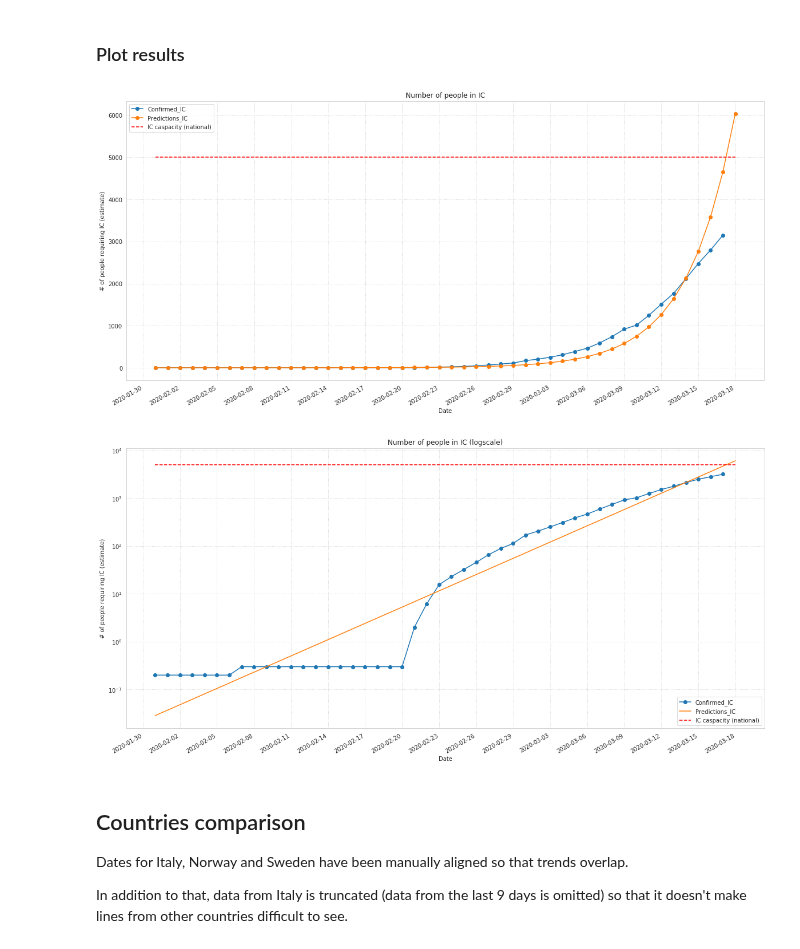
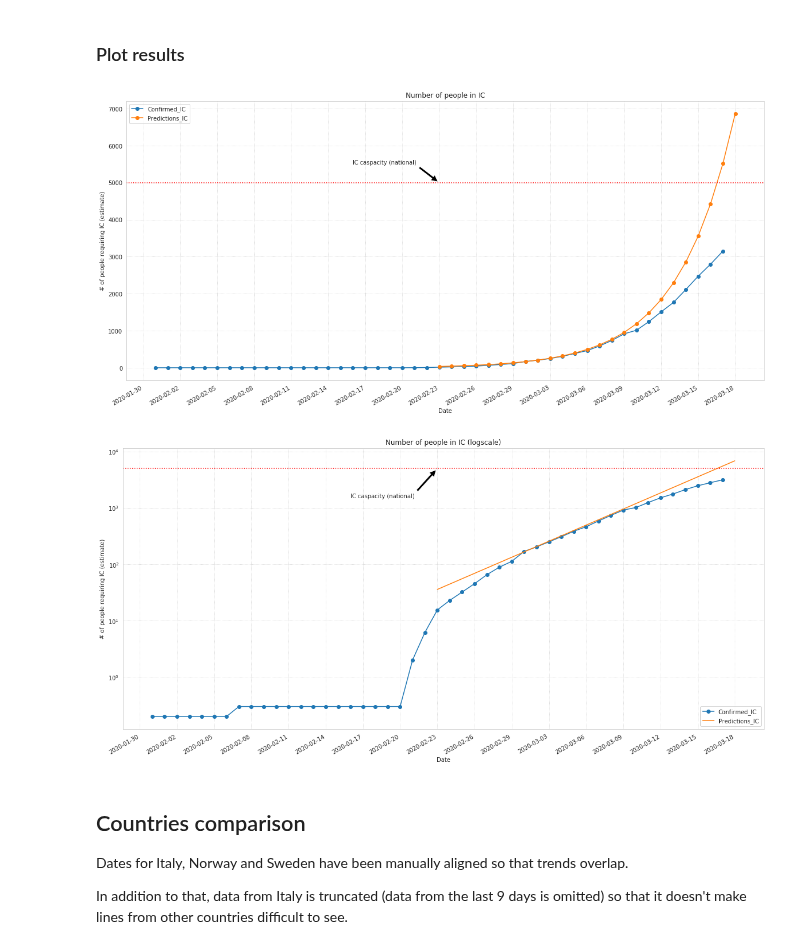
Before and after one commit to matteobarbieri/covid2019-data-analysis, a Jupyter notebook: notebooks/projections_covid2019_italy.ipynb, the cells around one changed output. Cells and saved outputs as stored; diff of their text form; code cells hidden in the pictures.

Commit message:
Update plots

```diff
--- a/notebooks/projections_covid2019_italy.ipynb
+++ b/notebooks/projections_covid2019_italy.ipynb
@@ -141,10 +141,9 @@ from sklearn.linear_model import LinearRegression
 RANGE_START = 0
 RANGE_END = None
 # %%
-# y = np.log(country_df[country_df['Date'] > '2020-02-23']['Confirmed'])
-y = np.log(country_df['Confirmed'])
+# y = np.log(country_df['Confirmed'])
 
-# y = np.log(country_df[country_df['Date'] > datetime(2020, 2, 23).date()]['Confirmed'])
+y = np.log(country_df[country_df['Date'] > datetime(2020, 2, 23).date()]['Confirmed'])
 x = np.arange(len(y))
 # %%
 country_df[country_df['Date'] > datetime(2020, 2, 23).date()]['Confirmed']
@@ -174,7 +173,7 @@ LinearRegression(copy_X=True, fit_intercept=True, n_jobs=None, normalize=False)
 # %% [markdown]
 ### Create dataframe with estimates
 # %%
-estimate_dates = pd.date_range(start='1/31/2020', end='03/18/2020')
+estimate_dates = pd.date_range(start='02/23/2020', end='03/18/2020')
 estimate_cases = np.exp(reg.predict(np.arange(len(estimate_dates))[:, np.newaxis]))
 # %%
 df_estimates = pd.DataFrame({"Date": estimate_dates, "Predictions": estimate_cases})
@@ -213,7 +222,7 @@ ax = plt.gca()
 
 country_df.plot(x='Date', y=["Confirmed_IC"], figsize=(20,10), ax=ax, marker='o')
 df_estimates.plot(x='Date', y=["Predictions_IC"], figsize=(20,10), ax=ax, marker='o')
-df_estimates.plot(x='Date', y=['IC caspacity (national)'], ax=ax, color='red', ls='--')
+# df_estimates.plot(x='Date', y=['IC caspacity (national)'], ax=ax, color='red', ls='--')
 plt.title("Number of people in IC");
 
 sns.set_style("whitegrid", {'grid.linestyle': ':'})
@@ -223,27 +232,37 @@ ax.xaxis.set_major_locator(ticker.MultipleLocator(3))
 
 ax.set_ylabel("# of people requiring IC (estimate)");
 
+ax.axhline(ESTIMATED_IC_CAPACITY, 0, 1, ls=':', color='red')
+
+ax.annotate('IC caspacity (national)', xy=("2020-02-23", 5000), xytext=("2020-02-16", 5500),
+            arrowprops=dict(facecolor='black', shrink=0.05));
+
 plt.savefig("IC_estimates.png");
 # %% [output]
-[figure, old version]
+[figure, new version]
 # %%
 ax = plt.gca()
 
 country_df.plot(x='Date', y=["Confirmed_IC"], figsize=(20,10), ax=ax, marker='o')
-df_estimates.plot(x='Date', y=["Predictions_IC"], figsize=(20,10), ax=ax)
-df_estimates.plot(x='Date', y=['IC caspacity (national)'], ax=ax, color='red', ls='--', logy=True)
+df_estimates.plot(x='Date', y=["Predictions_IC"], figsize=(20,10), ax=ax, logy=True)
+# df_estimates.plot(x='Date', y=['IC caspacity (national)'], ax=ax, color='red', ls='--', logy=True)
 plt.title("Number of people in IC (logscale)");
 
 sns.set_style("whitegrid", {'grid.linestyle': ':'})
+
+ax.axhline(ESTIMATED_IC_CAPACITY, 0, 1, ls=':', color='red')
+
+ax.annotate('IC caspacity (national)', xy=("2020-02-23", 5000), xytext=("2020-02-16", 1500),
+            arrowprops=dict(facecolor='black', shrink=0.05));
 
 # ax.yaxis.set_major_locator(ticker.MultipleLocator(1000))
 ax.xaxis.set_major_locator(ticker.MultipleLocator(3))
 
 ax.set_ylabel("# of people requiring IC (estimate)");
 
 plt.savefig("IC_estimates_logscale.png");
 # %% [output]
-[figure, old version]
+[figure, new version]
 # %% [markdown]
 ## Countries comparison
 
```
Also changed, not shown: parts of 3 cells of this notebook, 4 other files.
